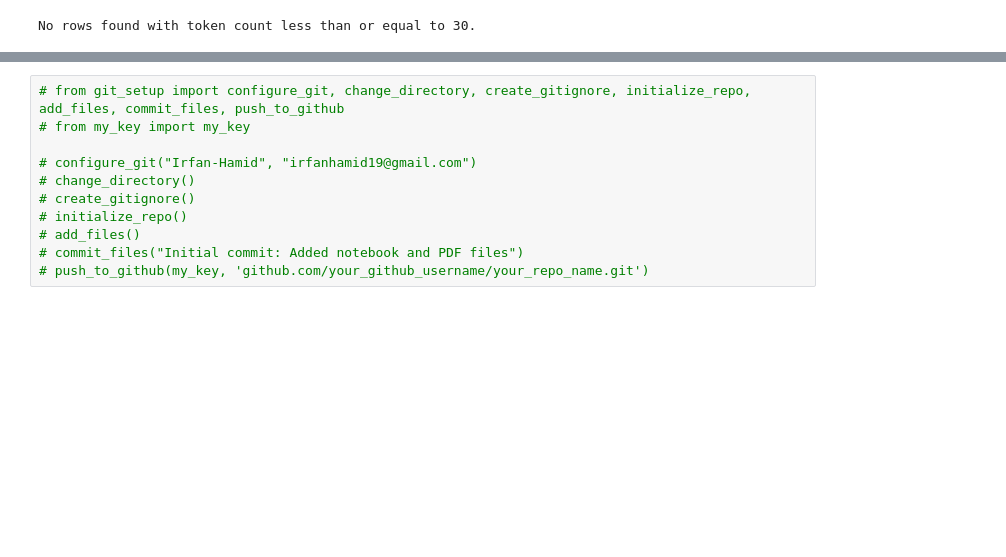
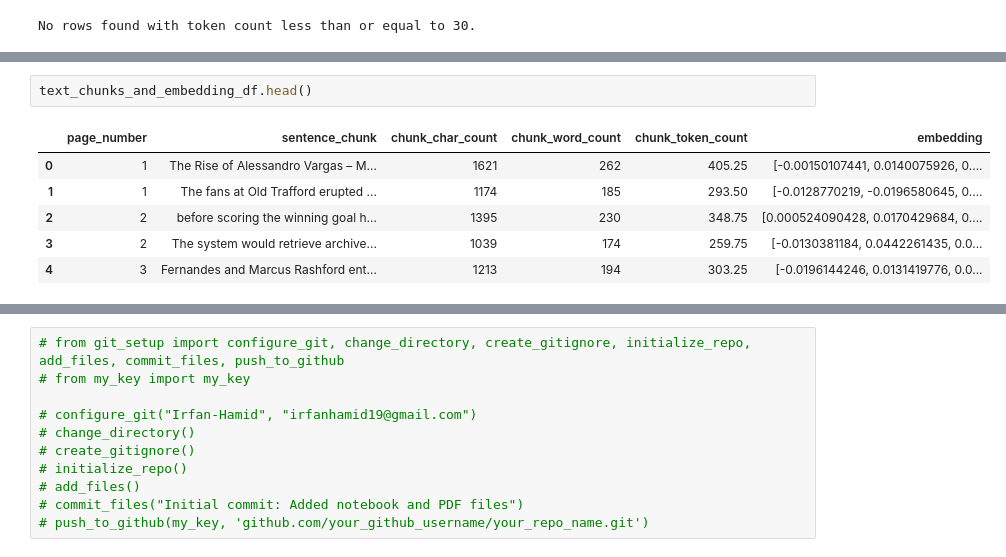
Before and after one commit to Irfan-Hamid/LLM_RAG_IMPLEMENTATION, a Jupyter notebook: LLM_RAG_IMPLEMENT.ipynb, the cells around one changed output, grey strips where cells are left out. Cells and saved outputs as stored; diff of their text form; blank space fills up the shorter version.

```diff
--- a/LLM_RAG_IMPLEMENT.ipynb
+++ b/LLM_RAG_IMPLEMENT.ipynb
@@ -228,0 +271,9 @@ Wall time: 18.4 s
+# %%
+text_chunks_and_embedding_df.head()
+# %% [output]
+|  | page_number | sentence_chunk | chunk_char_count | chunk_word_count | chunk_token_count | embedding |
+| 0 | 1 | The Rise of Alessandro Vargas – M... | 1621 | 262 | 405.25 | [-0.00150107441, 0.0140075926, 0.... |
+| 1 | 1 | The fans at Old Trafford erupted ... | 1174 | 185 | 293.50 | [-0.0128770219, -0.0196580645, 0.... |
+| 2 | 2 | before scoring the winning goal h... | 1395 | 230 | 348.75 | [0.000524090428, 0.0170429684, 0.... |
+| 3 | 2 | The system would retrieve archive... | 1039 | 174 | 259.75 | [-0.0130381184, 0.0442261435, 0.0... |
+| 4 | 3 | Fernandes and Marcus Rashford ent... | 1213 | 194 | 303.25 | [-0.0196144246, 0.0131419776, 0.0... |
```
Also changed, not shown: parts of 35 cells of this notebook.
